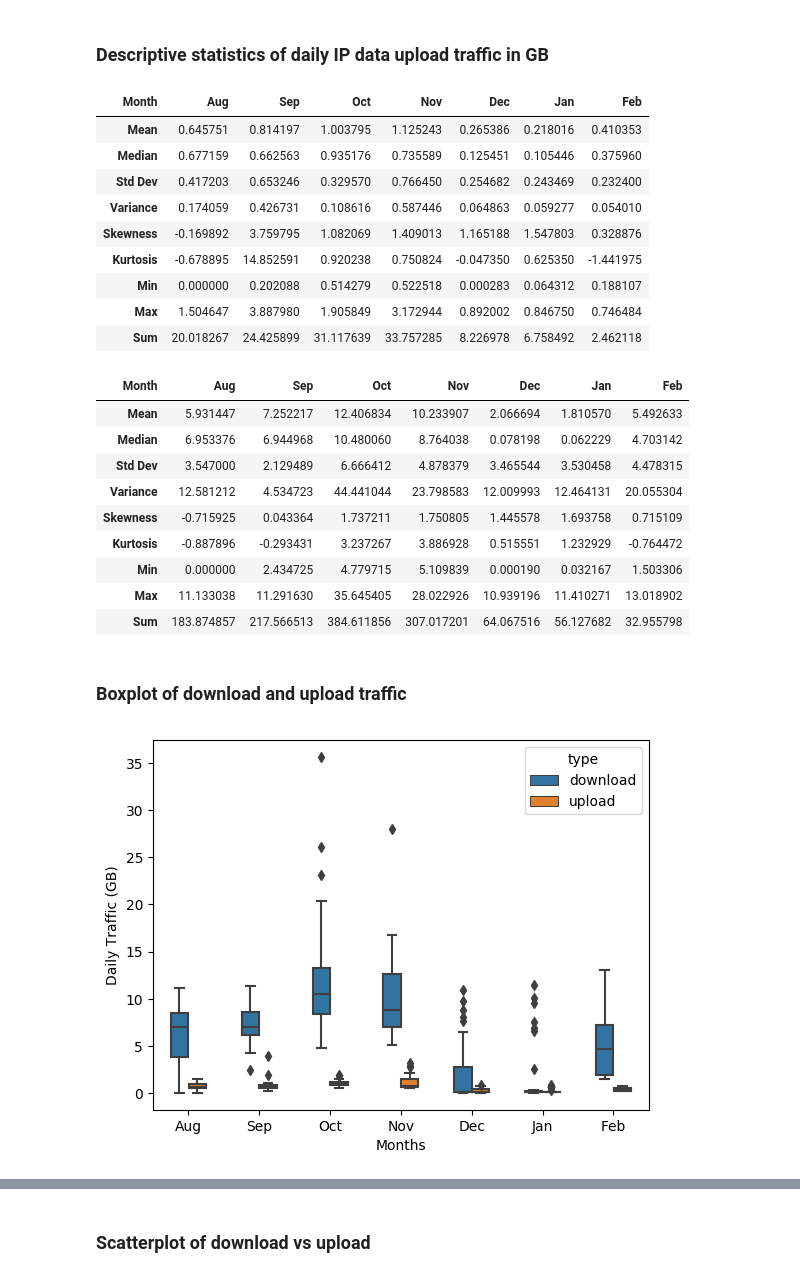
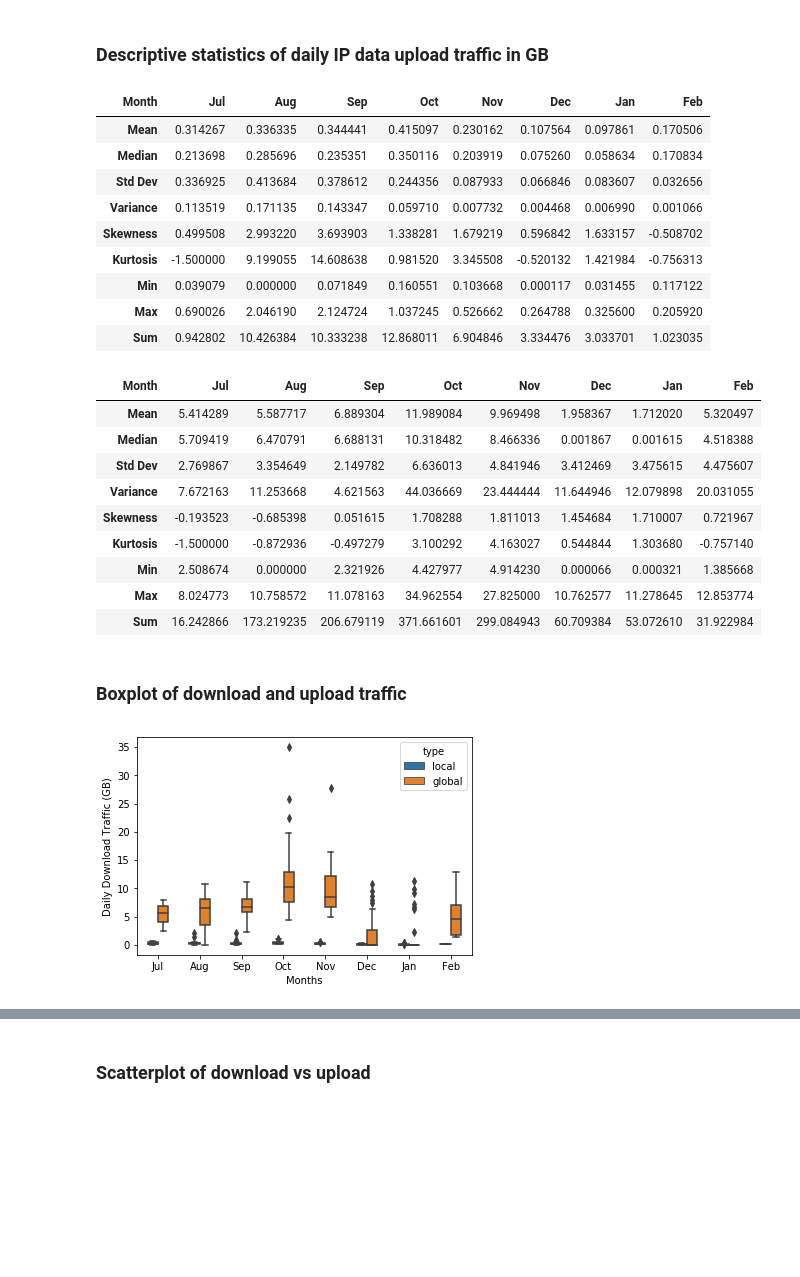
Before and after one commit to amreesh/inethi-traffic-analysis, a Jupyter notebook: iNethi-Analytics.ipynb, the cells around one changed output, grey strips where cells are left out. Saved outputs shown, nothing was run; the diff lists cells and outputs as text; code cells hidden in the pictures; blank space fills up the shorter version.

Commit message:
split traffic between local and external

```diff
--- a/iNethi-Analytics.ipynb
+++ b/iNethi-Analytics.ipynb
@@ -105,0 +73,6 @@ df_total_upload.tail()
+# %%
+df_stats_local = extractLocalTraffic(df_stats)
+df_stats_global = extractGlobalTraffic(df_stats)
+
+df_local = sumTraffic(df_stats_local)
+df_global = sumTraffic(df_stats_global)
@@ -106,30 +94,42 @@ df_total_upload.tail()
 # %% [markdown]
 ### Descriptive statistics of daily IP data upload traffic in GB
+# %%
+df_local['month'] = pd.DatetimeIndex(df_local.date).month
+df_local['month'] = df_local['month'].apply(lambda x: calendar.month_abbr[x])
+df_local = df_local.set_index('month')
+df_global['month'] = pd.DatetimeIndex(df_global.date).month
+df_global['month'] = df_global['month'].apply(lambda x: calendar.month_abbr[x])
+df_global = df_global.set_index('month')
+# %%
+df_local_down = df_local.iloc[:,[1]].rename(columns={"download_bytes": "bytes"})
+df_local_up = df_local.iloc[:,[2]].rename(columns={"upload_bytes": "bytes"})
+df_global_down = df_global.iloc[:,[1]].rename(columns={"download_bytes": "bytes"})
+df_global_up = df_global.iloc[:,[2]].rename(columns={"upload_bytes": "bytes"})
 # %%
-dataDescribe(df_total_upload).set_index('Month').T
+dataDescribe(df_local_down).set_index('Month').T
 # %% [output]
-| Month | Aug | Sep | Oct | Nov | Dec | Jan | Feb |
-| Mean | 0.645751 | 0.814197 | 1.003795 | 1.125243 | 0.265386 | 0.218016 | 0.410353 |
-| Median | 0.677159 | 0.662563 | 0.935176 | 0.735589 | 0.125451 | 0.105446 | 0.375960 |
-| Std Dev | 0.417203 | 0.653246 | 0.329570 | 0.766450 | 0.254682 | 0.243469 | 0.232400 |
-| Variance | 0.174059 | 0.426731 | 0.108616 | 0.587446 | 0.064863 | 0.059277 | 0.054010 |
-| Skewness | -0.169892 | 3.759795 | 1.082069 | 1.409013 | 1.165188 | 1.547803 | 0.328876 |
-| Kurtosis | -0.678895 | 14.852591 | 0.920238 | 0.750824 | -0.047350 | 0.625350 | -1.441975 |
-| Min | 0.000000 | 0.202088 | 0.514279 | 0.522518 | 0.000283 | 0.064312 | 0.188107 |
-| Max | 1.504647 | 3.887980 | 1.905849 | 3.172944 | 0.892002 | 0.846750 | 0.746484 |
-| Sum | 20.018267 | 24.425899 | 31.117639 | 33.757285 | 8.226978 | 6.758492 | 2.462118 |
+| Month | Jul | Aug | Sep | Oct | Nov | Dec | Jan | Feb |
+| Mean | 0.314267 | 0.336335 | 0.344441 | 0.415097 | 0.230162 | 0.107564 | 0.097861 | 0.170506 |
+| Median | 0.213698 | 0.285696 | 0.235351 | 0.350116 | 0.203919 | 0.075260 | 0.058634 | 0.170834 |
+| Std Dev | 0.336925 | 0.413684 | 0.378612 | 0.244356 | 0.087933 | 0.066846 | 0.083607 | 0.032656 |
+| Variance | 0.113519 | 0.171135 | 0.143347 | 0.059710 | 0.007732 | 0.004468 | 0.006990 | 0.001066 |
+| Skewness | 0.499508 | 2.993220 | 3.693903 | 1.338281 | 1.679219 | 0.596842 | 1.633157 | -0.508702 |
+| Kurtosis | -1.500000 | 9.199055 | 14.608638 | 0.981520 | 3.345508 | -0.520132 | 1.421984 | -0.756313 |
+| Min | 0.039079 | 0.000000 | 0.071849 | 0.160551 | 0.103668 | 0.000117 | 0.031455 | 0.117122 |
+| Max | 0.690026 | 2.046190 | 2.124724 | 1.037245 | 0.526662 | 0.264788 | 0.325600 | 0.205920 |
+| Sum | 0.942802 | 10.426384 | 10.333238 | 12.868011 | 6.904846 | 3.334476 | 3.033701 | 1.023035 |
 # %%
-dataDescribe(df_total_download).set_index('Month').T
+dataDescribe(df_global_down).set_index('Month').T
 # %% [output]
-| Month | Aug | Sep | Oct | Nov | Dec | Jan | Feb |
-| Mean | 5.931447 | 7.252217 | 12.406834 | 10.233907 | 2.066694 | 1.810570 | 5.492633 |
-| Median | 6.953376 | 6.944968 | 10.480060 | 8.764038 | 0.078198 | 0.062229 | 4.703142 |
-| Std Dev | 3.547000 | 2.129489 | 6.666412 | 4.878379 | 3.465544 | 3.530458 | 4.478315 |
-| Variance | 12.581212 | 4.534723 | 44.441044 | 23.798583 | 12.009993 | 12.464131 | 20.055304 |
-| Skewness | -0.715925 | 0.043364 | 1.737211 | 1.750805 | 1.445578 | 1.693758 | 0.715109 |
-| Kurtosis | -0.887896 | -0.293431 | 3.237267 | 3.886928 | 0.515551 | 1.232929 | -0.764472 |
-| Min | 0.000000 | 2.434725 | 4.779715 | 5.109839 | 0.000190 | 0.032167 | 1.503306 |
-| Max | 11.133038 | 11.291630 | 35.645405 | 28.022926 | 10.939196 | 11.410271 | 13.018902 |
-| Sum | 183.874857 | 217.566513 | 384.611856 | 307.017201 | 64.067516 | 56.127682 | 32.955798 |
+| Month | Jul | Aug | Sep | Oct | Nov | Dec | Jan | Feb |
+| Mean | 5.414289 | 5.587717 | 6.889304 | 11.989084 | 9.969498 | 1.958367 | 1.712020 | 5.320497 |
+| Median | 5.709419 | 6.470791 | 6.688131 | 10.318482 | 8.466336 | 0.001867 | 0.001615 | 4.518388 |
+| Std Dev | 2.769867 | 3.354649 | 2.149782 | 6.636013 | 4.841946 | 3.412469 | 3.475615 | 4.475607 |
+| Variance | 7.672163 | 11.253668 | 4.621563 | 44.036669 | 23.444444 | 11.644946 | 12.079898 | 20.031055 |
+| Skewness | -0.193523 | -0.685398 | 0.051615 | 1.708288 | 1.811013 | 1.454684 | 1.710007 | 0.721967 |
+| Kurtosis | -1.500000 | -0.872936 | -0.497279 | 3.100292 | 4.163027 | 0.544844 | 1.303680 | -0.757140 |
+| Min | 2.508674 | 0.000000 | 2.321926 | 4.427977 | 4.914230 | 0.000066 | 0.000321 | 1.385668 |
+| Max | 8.024773 | 10.758572 | 11.078163 | 34.962554 | 27.825000 | 10.762577 | 11.278645 | 12.853774 |
+| Sum | 16.242866 | 173.219235 | 206.679119 | 371.661601 | 299.084943 | 60.709384 | 53.072610 | 31.922984 |
 # %% [markdown]
 ### Boxplot of download and upload traffic
@@ -139,15 +136,18 @@ df_total_upload['type'] = "upload"
+# %%
+df_local_down['type'] = "local"
+df_global_down['type'] = "global"
 # %%
-df_merged = pd.concat([df_total_download, df_total_upload])
+df_merged = pd.concat([df_local_down, df_global_down])
 
 ax = sns.boxplot(y='bytes', x=df_merged.index,
                  data=df_merged,
                  #palette="colorblind",
                  hue='type', width=0.5)
 
-ax.set(xlabel='Months', ylabel='Daily Traffic (GB)')
-plt.savefig('plots/box_plot_traffic.pdf')
+ax.set(xlabel='Months', ylabel='Daily Download Traffic (GB)')
+plt.savefig('plots/box_plot_traffic_local_vs_global.pdf')
 plt.show()
 # %% [output]
-[figure, old version]
+[figure, new version]
 # %% [markdown]
 ### Daily traffic pattern - UDP vs TCP
```
Also changed, not shown: parts of 35 cells of this notebook, 11 other files.
